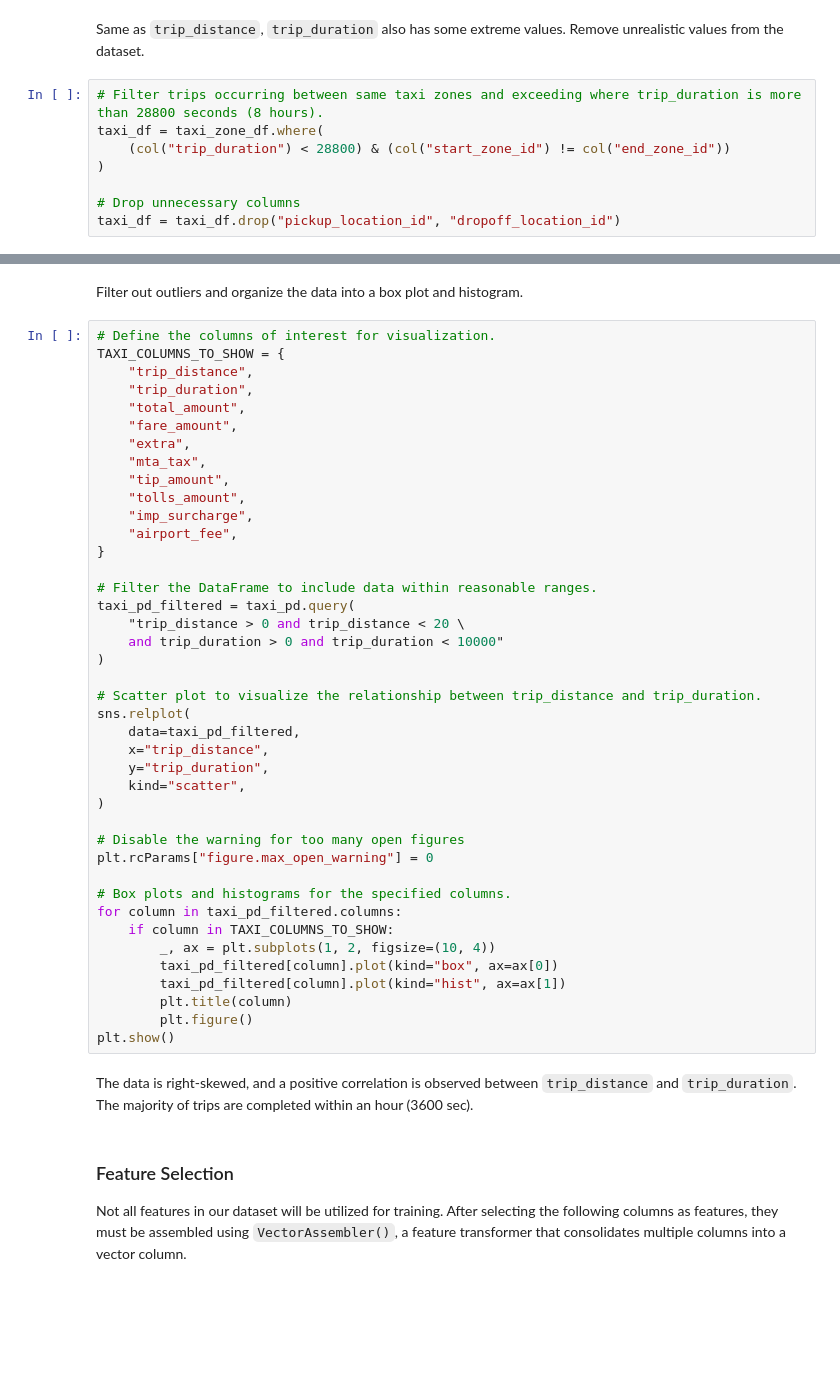
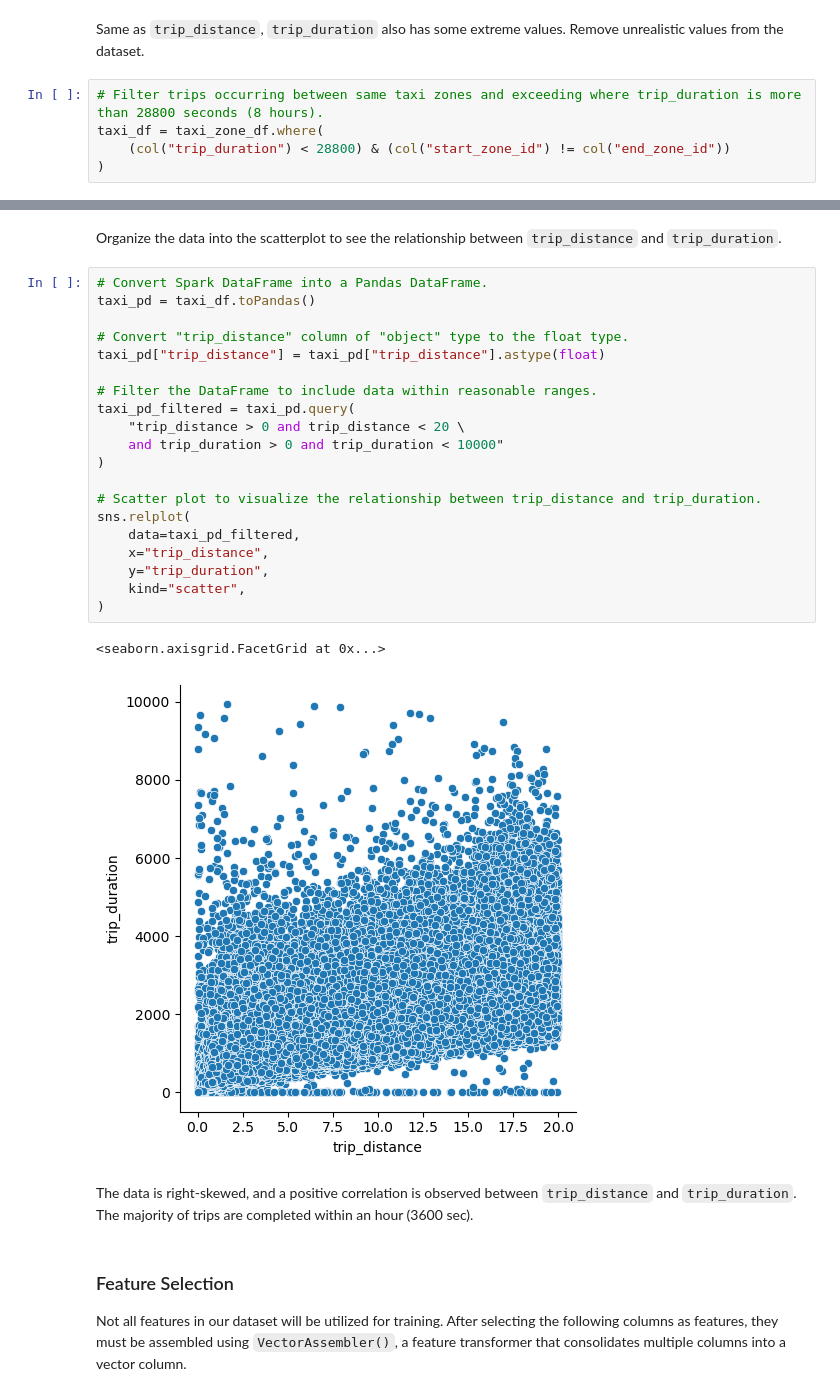
Before and after one commit to GoogleCloudPlatform/terraform-google-analytics-lakehouse, a Jupyter notebook: src/ipynb/spark_ml.ipynb, the cells around one changed output, grey strips where cells are left out. Cells and saved outputs as stored; diff of their text form; blank space fills up the shorter version.

```diff
--- a/src/ipynb/spark_ml.ipynb
+++ b/src/ipynb/spark_ml.ipynb
@@ -224,6 +299,3 @@ Same as `trip_distance`, `trip_duration` also has some extreme values. Remove un
 taxi_df = taxi_zone_df.where(
     (col("trip_duration") < 28800) & (col("start_zone_id") != col("end_zone_id"))
 )
-
-# Drop unnecessary columns
-taxi_df = taxi_df.drop("pickup_location_id", "dropoff_location_id")
@@ -254,48 +302,31 @@ taxi_pd.info()
-# %% [markdown]
-Filter out outliers and organize the data into a box plot and histogram.
+# %% [markdown]
+Organize the data into the scatterplot to see the relationship between `trip_distance` and `trip_duration`.
 # %%
-# Define the columns of interest for visualization.
-TAXI_COLUMNS_TO_SHOW = {
-    "trip_distance",
-    "trip_duration",
-    "total_amount",
-    "fare_amount",
-    "extra",
-    "mta_tax",
-    "tip_amount",
-    "tolls_amount",
-    "imp_surcharge",
-    "airport_fee",
-}
+# Convert Spark DataFrame into a Pandas DataFrame.
+taxi_pd = taxi_df.toPandas()
+
+# Convert "trip_distance" column of "object" type to the float type.
+taxi_pd["trip_distance"] = taxi_pd["trip_distance"].astype(float)
 
 # Filter the DataFrame to include data within reasonable ranges.
 taxi_pd_filtered = taxi_pd.query(
     "trip_distance > 0 and trip_distance < 20 \
     and trip_duration > 0 and trip_duration < 10000"
 )
 
 # Scatter plot to visualize the relationship between trip_distance and trip_duration.
 sns.relplot(
     data=taxi_pd_filtered,
     x="trip_distance",
     y="trip_duration",
     kind="scatter",
 )
-
-# Disable the warning for too many open figures
-plt.rcParams["figure.max_open_warning"] = 0
-
-# Box plots and histograms for the specified columns.
-for column in taxi_pd_filtered.columns:
-    if column in TAXI_COLUMNS_TO_SHOW:
-        _, ax = plt.subplots(1, 2, figsize=(10, 4))
-        taxi_pd_filtered[column].plot(kind="box", ax=ax[0])
-        taxi_pd_filtered[column].plot(kind="hist", ax=ax[1])
-        plt.title(column)
-        plt.figure()
-plt.show()
+# %% [output]
+<seaborn.axisgrid.FacetGrid at 0x...>
+[figure, added]
 # %% [markdown]
-The data is right-skewed, and a positive correlation is observed between `trip_distance` and `trip_duration`. The majority of trips are completed within an hour (3600 sec).
+The data is right-skewed, and a positive correlation is observed between `trip_distance` and `trip_duration`.
+The majority of trips are completed within an hour (3600 sec).
 # %% [markdown]
 ### Feature Selection
 
```
Also changed, not shown: parts of 25 cells of this notebook.
